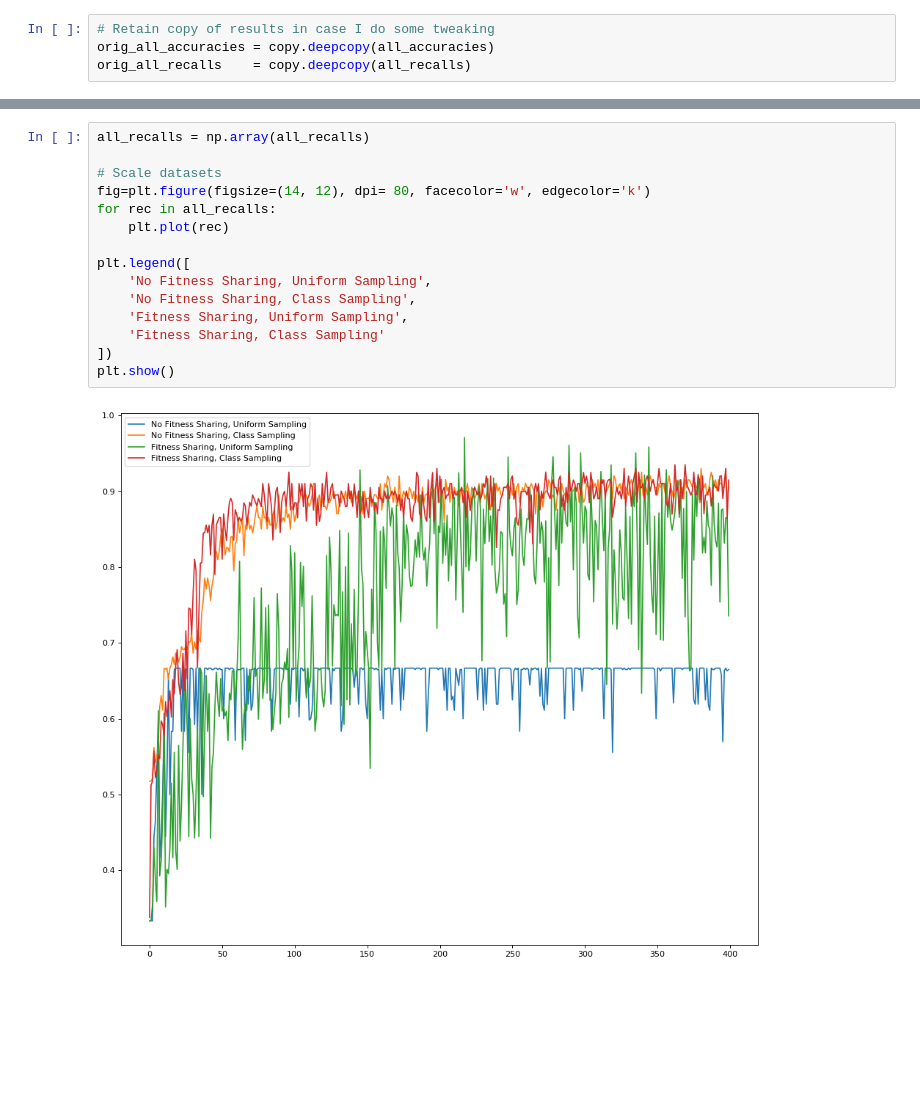
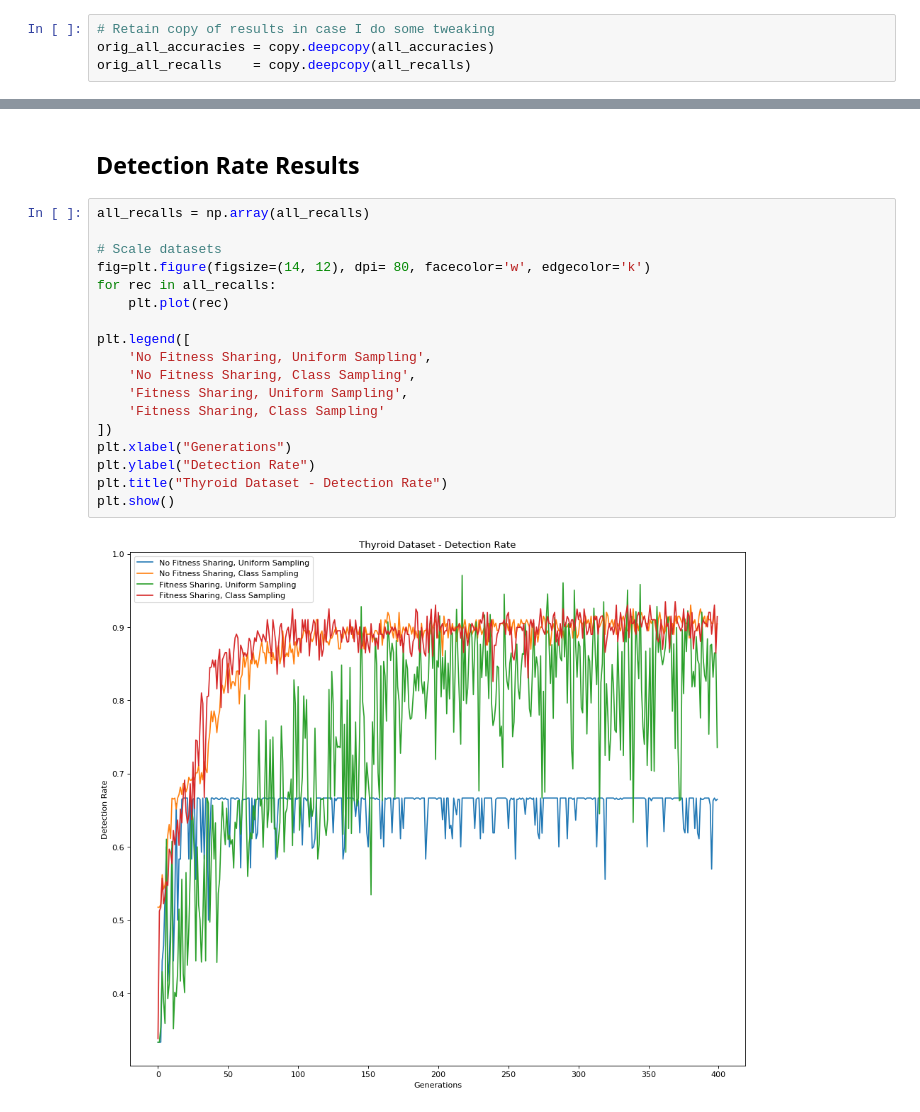
Before and after one commit to MattAlanWright/PyGP, a Jupyter notebook: Hypothyroid Fitness Sharing Experiment.ipynb, the cells around one changed output, grey strips where cells are left out. Drawn from its saved outputs; the diff is of its cells as text; blank space fills up the shorter version.

```diff
--- a/Hypothyroid Fitness Sharing Experiment.ipynb
+++ b/Hypothyroid Fitness Sharing Experiment.ipynb
@@ -394,17 +440,22 @@ plt.show()
+# %% [markdown]
+## Detection Rate Results
 # %%
 all_recalls = np.array(all_recalls)
 
 # Scale datasets
 fig=plt.figure(figsize=(14, 12), dpi= 80, facecolor='w', edgecolor='k')
 for rec in all_recalls:
     plt.plot(rec)
 
 plt.legend([
     'No Fitness Sharing, Uniform Sampling',
     'No Fitness Sharing, Class Sampling',
     'Fitness Sharing, Uniform Sampling',
     'Fitness Sharing, Class Sampling'
 ])
+plt.xlabel("Generations")
+plt.ylabel("Detection Rate")
+plt.title("Thyroid Dataset - Detection Rate")
 plt.show()
 # %% [output]
-[figure, old version]
+[figure, new version]
```
Also changed, not shown: parts of 18 cells of this notebook, 6 other files.
